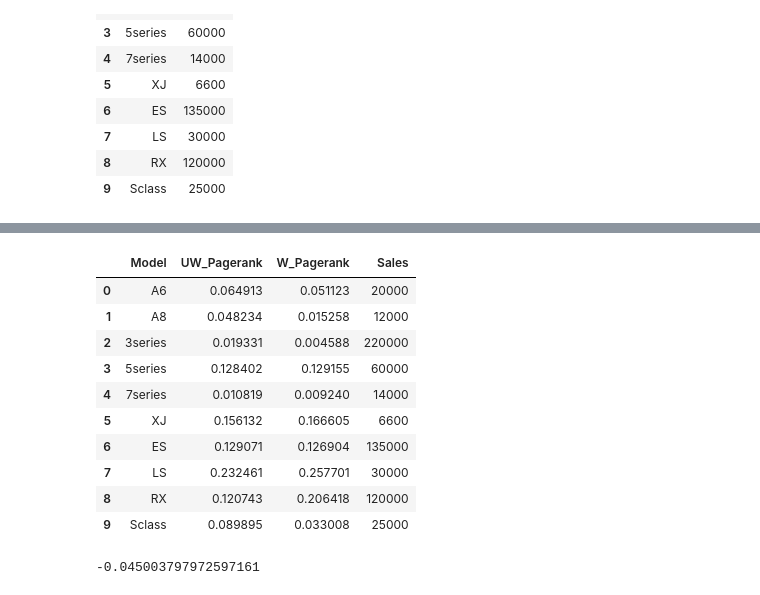
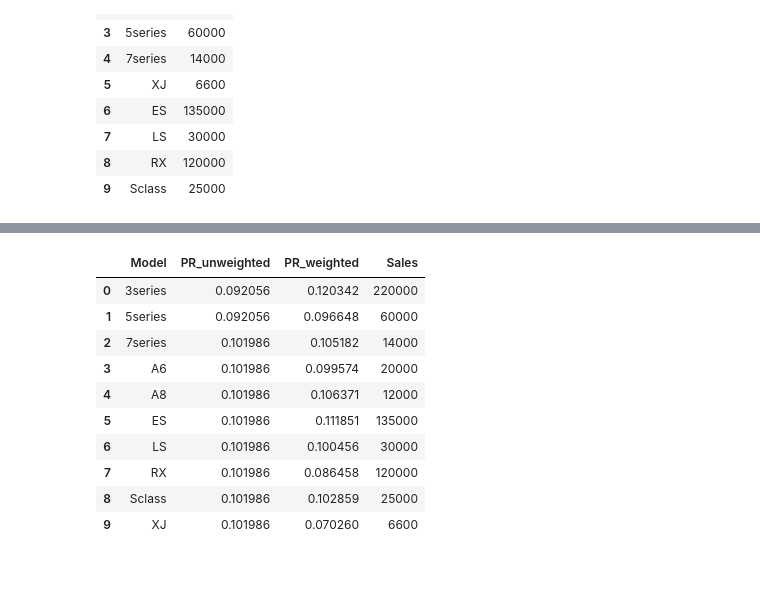
Before and after one commit to 91jackcheng/Text-Analytics, a Jupyter notebook: Homework_3/HW3.ipynb, the cells around one changed output, grey strips where cells are left out. Cells and saved outputs as stored; diff of their text form; code cells hidden in the pictures.

```diff
--- a/Homework_3/HW3.ipynb
+++ b/Homework_3/HW3.ipynb
@@ -33,13 +34,10 @@ def compare(a,b):
     maska=sent_scores[a].notnull()
     maskb=sent_scores[b].notnull()
     masked=sent_scores[maska&maskb]
-    dif=round(sum(masked[a]-masked[b])/len(masked),2)
-
-    if dif>0:
-        return(b, a, dif)
-    elif dif<0:
-        return(a, b, -dif)
-
+    abmask=masked[masked[a]>masked[b]]
+    if len(abmask)!=0:
+        difab=round(sum(abmask[a]-abmask[b])/len(abmask),2)
+        return (a,b,difab)
     else:
         return
 # %%
@@ -48,6 +46,7 @@ compare_result=[]
 model_combine=list(combinations(modelset,2))
 for i in model_combine:
     compare_result.append(compare(i[0],i[1]))
+    compare_result.append(compare(i[1],i[0]))
 compare_result=[str for str in compare_result if str not in [None]]
 # %%
 fig = plt.figure(figsize=(12, 12))
@@ -195,20 +88,29 @@ w_result_df
+# %%
+PR = nx.Graph()
+for u,v,d in G.edges(data=True):
+    w = d['weight']
+    if PR.has_edge(u,v):
+        PR[u][v]['weight'] += w
+    else:
+        PR.add_edge(u,v,weight=w)
+# %%
+w_pr = nx.pagerank(PR)
+w_pr=pd.DataFrame(Series(w_pr),columns=['PR']).reset_index()
+uw_pr = nx.pagerank(PR,weight='None')
+uw_pr=pd.DataFrame(Series(uw_pr),columns=['PR']).reset_index()
 # %%
-merge1=pd.merge(left=uw_result_df,right=w_result_df,left_on='Model',right_on='Model')
-result=pd.merge(left=merge1,right=sales_df,left_on='Model',right_on='Model')
-result
+merge1=pd.merge(left=uw_pr,right=w_pr,left_on='index',right_on='index',suffixes=['_unweighted','_weighted'])
+resultQb=pd.merge(left=merge1,right=sales_df,left_on='index',right_on='Model')[['Model','PR_unweighted' ,'PR_weighted','Sales']]
+resultQb
 # %% [output]
-|  | Model | UW_Pagerank | W_Pagerank | Sales |
-| 0 | A6 | 0.064913 | 0.051123 | 20000 |
-| 1 | A8 | 0.048234 | 0.015258 | 12000 |
-| 2 | 3series | 0.019331 | 0.004588 | 220000 |
-| 3 | 5series | 0.128402 | 0.129155 | 60000 |
-| 4 | 7series | 0.010819 | 0.009240 | 14000 |
-| 5 | XJ | 0.156132 | 0.166605 | 6600 |
-| 6 | ES | 0.129071 | 0.126904 | 135000 |
-| 7 | LS | 0.232461 | 0.257701 | 30000 |
-| 8 | RX | 0.120743 | 0.206418 | 120000 |
-| 9 | Sclass | 0.089895 | 0.033008 | 25000 |
+|  | Model | PR_unweighted | PR_weighted | Sales |
+| 0 | 3series | 0.092056 | 0.120342 | 220000 |
+| 1 | 5series | 0.092056 | 0.096648 | 60000 |
+| 2 | 7series | 0.101986 | 0.105182 | 14000 |
+| 3 | A6 | 0.101986 | 0.099574 | 20000 |
+| 4 | A8 | 0.101986 | 0.106371 | 12000 |
+| 5 | ES | 0.101986 | 0.111851 | 135000 |
+| 6 | LS | 0.101986 | 0.100456 | 30000 |
+| 7 | RX | 0.101986 | 0.086458 | 120000 |
+| 8 | Sclass | 0.101986 | 0.102859 | 25000 |
+| 9 | XJ | 0.101986 | 0.070260 | 6600 |
-# %%
-np.corrcoef(result['W_Pagerank'],result['Sales'])[0,1]
-# %% [output]
--0.045003797972597161
```
Also changed, not shown: parts of 21 cells of this notebook, 1 other file.
